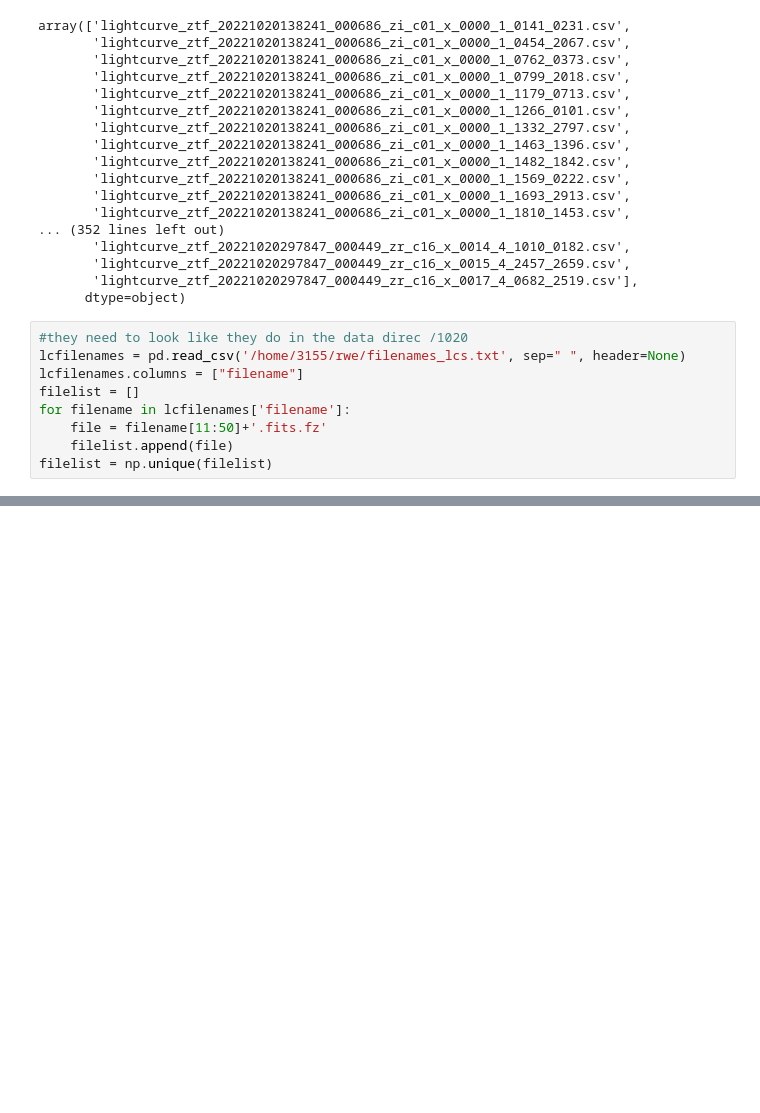
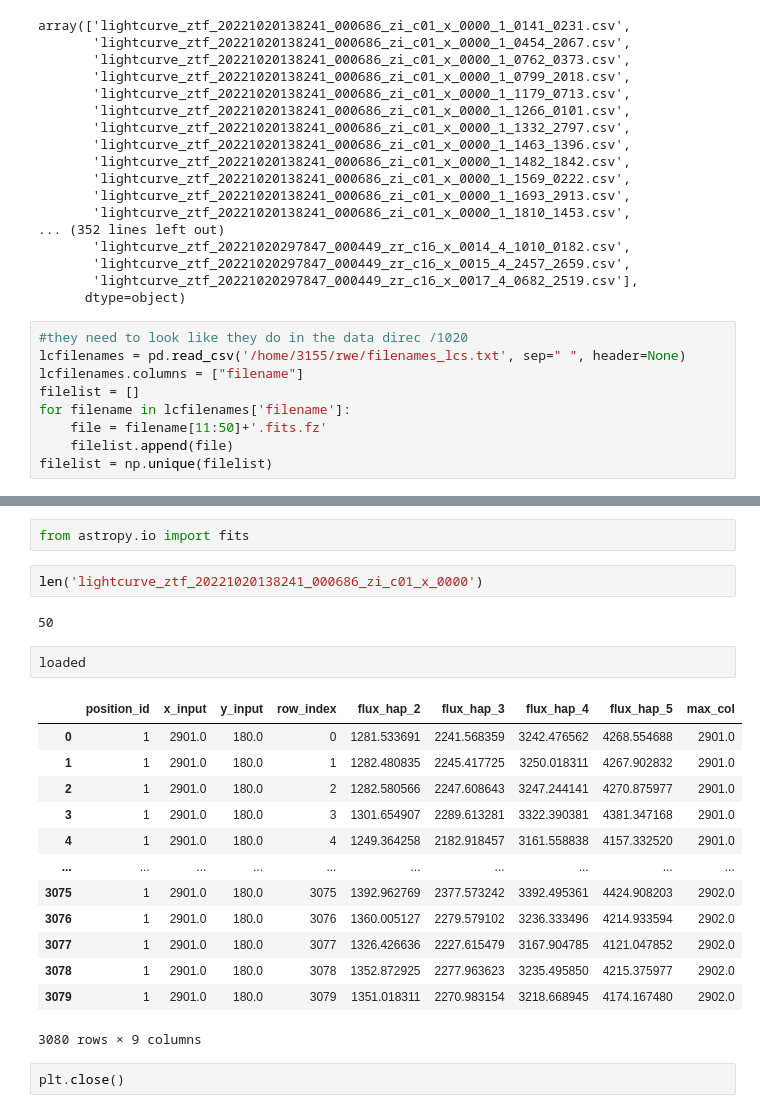
Before and after one commit to SHDaniels/Continuous-Readout-Image-Transient-Detection-with-CNNs, a Jupyter notebook: get_lc_num_in_stars.ipynb, the cells around one changed output, grey strips where cells are left out. Saved outputs shown, nothing was run; the diff lists cells and outputs as text; blank space fills up the shorter version.

```diff
--- a/get_lc_num_in_stars.ipynb
+++ b/get_lc_num_in_stars.ipynb
@@ -106,0 +232,24 @@ KeyboardInterrupt:
+# %%
+from astropy.io import fits
+# %%
+len('lightcurve_ztf_20221020138241_000686_zi_c01_x_0000')
+# %% [output]
+50
+# %%
+loaded
+# %% [output]
+|  | position_id | x_input | y_input | row_index | flux_hap_2 | flux_hap_3 | flux_hap_4 | flux_hap_5 | max_col |
+| 0 | 1 | 2901.0 | 180.0 | 0 | 1281.533691 | 2241.568359 | 3242.476562 | 4268.554688 | 2901.0 |
+| 1 | 1 | 2901.0 | 180.0 | 1 | 1282.480835 | 2245.417725 | 3250.018311 | 4267.902832 | 2901.0 |
+| 2 | 1 | 2901.0 | 180.0 | 2 | 1282.580566 | 2247.608643 | 3247.244141 | 4270.875977 | 2901.0 |
+| 3 | 1 | 2901.0 | 180.0 | 3 | 1301.654907 | 2289.613281 | 3322.390381 | 4381.347168 | 2901.0 |
+| 4 | 1 | 2901.0 | 180.0 | 4 | 1249.364258 | 2182.918457 | 3161.558838 | 4157.332520 | 2901.0 |
+| ... | ... | ... | ... | ... | ... | ... | ... | ... | ... |
+| 3075 | 1 | 2901.0 | 180.0 | 3075 | 1392.962769 | 2377.573242 | 3392.495361 | 4424.908203 | 2902.0 |
+| 3076 | 1 | 2901.0 | 180.0 | 3076 | 1360.005127 | 2279.579102 | 3236.333496 | 4214.933594 | 2902.0 |
+| 3077 | 1 | 2901.0 | 180.0 | 3077 | 1326.426636 | 2227.615479 | 3167.904785 | 4121.047852 | 2902.0 |
+| 3078 | 1 | 2901.0 | 180.0 | 3078 | 1352.872925 | 2277.963623 | 3235.495850 | 4215.375977 | 2902.0 |
+| 3079 | 1 | 2901.0 | 180.0 | 3079 | 1351.018311 | 2270.983154 | 3218.668945 | 4174.167480 | 2902.0 |
+3080 rows × 9 columns
+# %%
+plt.close()
```
Also changed, not shown: parts of 8 cells of this notebook, 4 other files.
